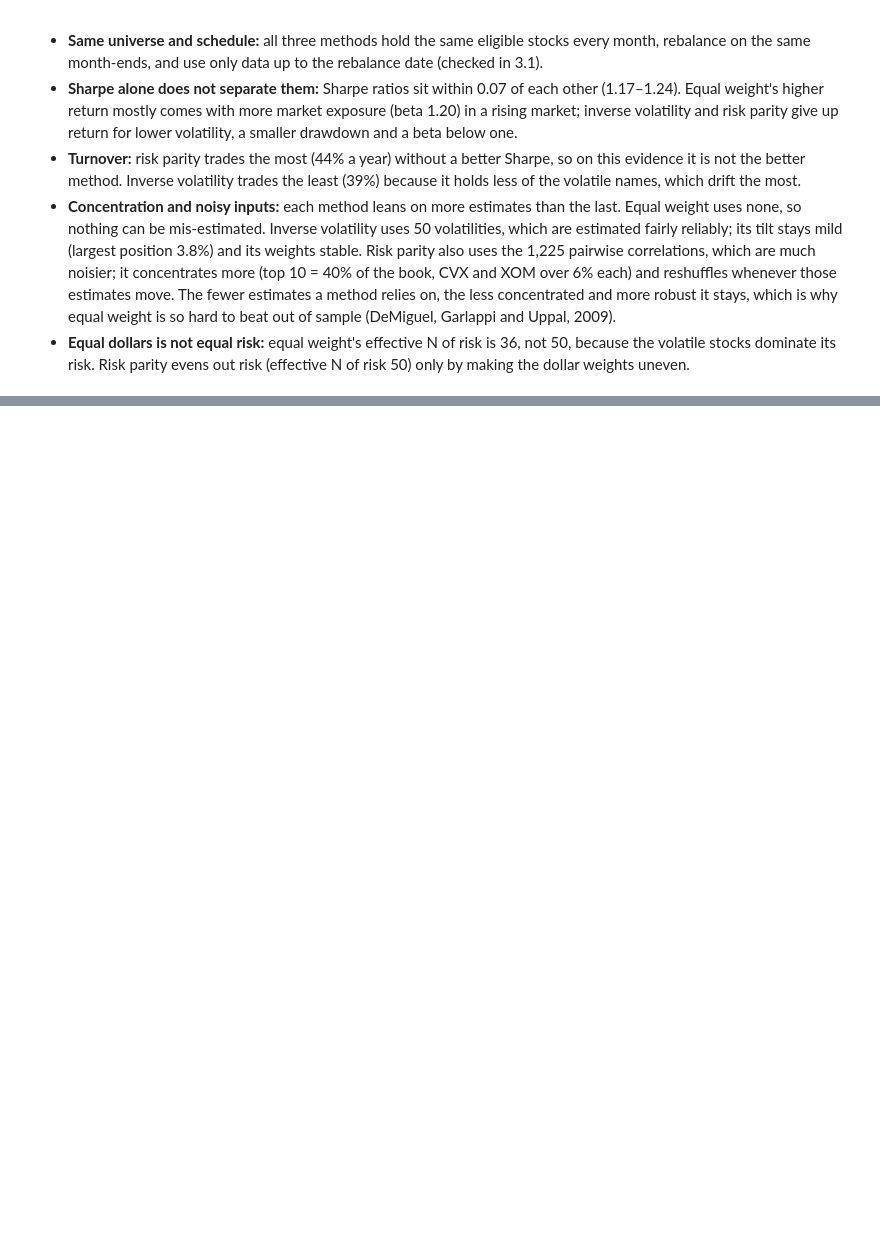
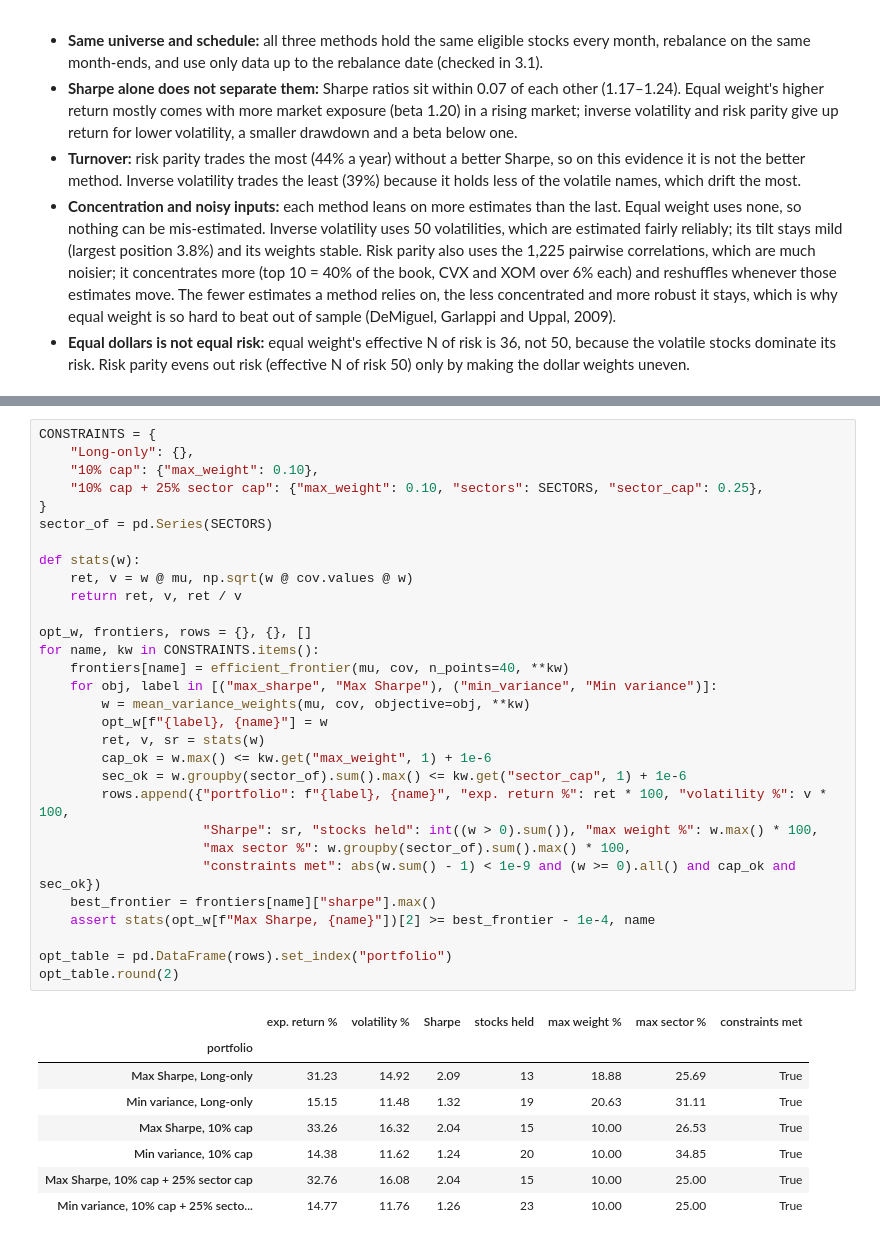
Before and after one commit to jialucharlottewu/LendoCapital, a Jupyter notebook: notebooks/week3/risk_portfolio_construction.ipynb, the cells around one changed output, grey strips where cells are left out. Drawn from its saved outputs; the diff is of its cells as text; blank space fills up the shorter version.

```diff
--- a/notebooks/week3/risk_portfolio_construction.ipynb
+++ b/notebooks/week3/risk_portfolio_construction.ipynb
@@ -607,0 +668,39 @@ print("   Effective N of risk: " + ", ".join(f"{m} {k.loc[m, 'effective_n_risk']
+# %%
+CONSTRAINTS = {
+    "Long-only": {},
+    "10% cap": {"max_weight": 0.10},
+    "10% cap + 25% sector cap": {"max_weight": 0.10, "sectors": SECTORS, "sector_cap": 0.25},
+}
+sector_of = pd.Series(SECTORS)
+
+def stats(w):
+    ret, v = w @ mu, np.sqrt(w @ cov.values @ w)
+    return ret, v, ret / v
+
+opt_w, frontiers, rows = {}, {}, []
+for name, kw in CONSTRAINTS.items():
+    frontiers[name] = efficient_frontier(mu, cov, n_points=40, **kw)
+    for obj, label in [("max_sharpe", "Max Sharpe"), ("min_variance", "Min variance")]:
+        w = mean_variance_weights(mu, cov, objective=obj, **kw)
+        opt_w[f"{label}, {name}"] = w
+        ret, v, sr = stats(w)
+        cap_ok = w.max() <= kw.get("max_weight", 1) + 1e-6
+        sec_ok = w.groupby(sector_of).sum().max() <= kw.get("sector_cap", 1) + 1e-6
+        rows.append({"portfolio": f"{label}, {name}", "exp. return %": ret * 100, "volatility %": v * 100,
+                     "Sharpe": sr, "stocks held": int((w > 0).sum()), "max weight %": w.max() * 100,
+                     "max sector %": w.groupby(sector_of).sum().max() * 100,
+                     "constraints met": abs(w.sum() - 1) < 1e-9 and (w >= 0).all() and cap_ok and sec_ok})
+    best_frontier = frontiers[name]["sharpe"].max()
+    assert stats(opt_w[f"Max Sharpe, {name}"])[2] >= best_frontier - 1e-4, name
+
+opt_table = pd.DataFrame(rows).set_index("portfolio")
+opt_table.round(2)
+# %% [output]
+|  | exp. return % | volatility % | Sharpe | stocks held | max weight % | max sector % | constraints met |
+| portfolio |  |  |  |  |  |  |  |
+| Max Sharpe, Long-only | 31.23 | 14.92 | 2.09 | 13 | 18.88 | 25.69 | True |
+| Min variance, Long-only | 15.15 | 11.48 | 1.32 | 19 | 20.63 | 31.11 | True |
+| Max Sharpe, 10% cap | 33.26 | 16.32 | 2.04 | 15 | 10.00 | 26.53 | True |
+| Min variance, 10% cap | 14.38 | 11.62 | 1.24 | 20 | 10.00 | 34.85 | True |
+| Max Sharpe, 10% cap + 25% sector cap | 32.76 | 16.08 | 2.04 | 15 | 10.00 | 25.00 | True |
+| Min variance, 10% cap + 25% secto... | 14.77 | 11.76 | 1.26 | 23 | 10.00 | 25.00 | True |
```
Also changed, not shown: parts of 20 cells of this notebook, 7 other files.
